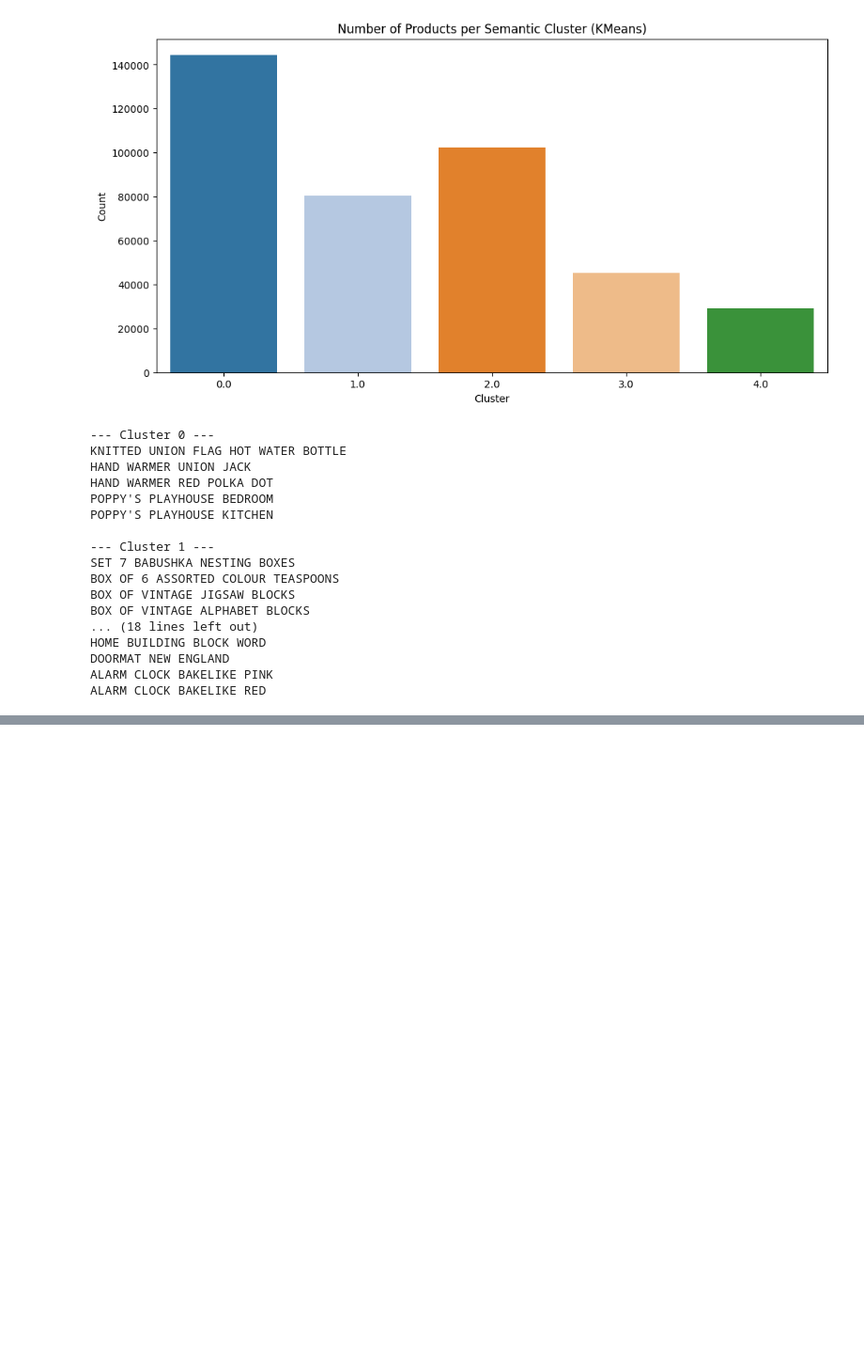
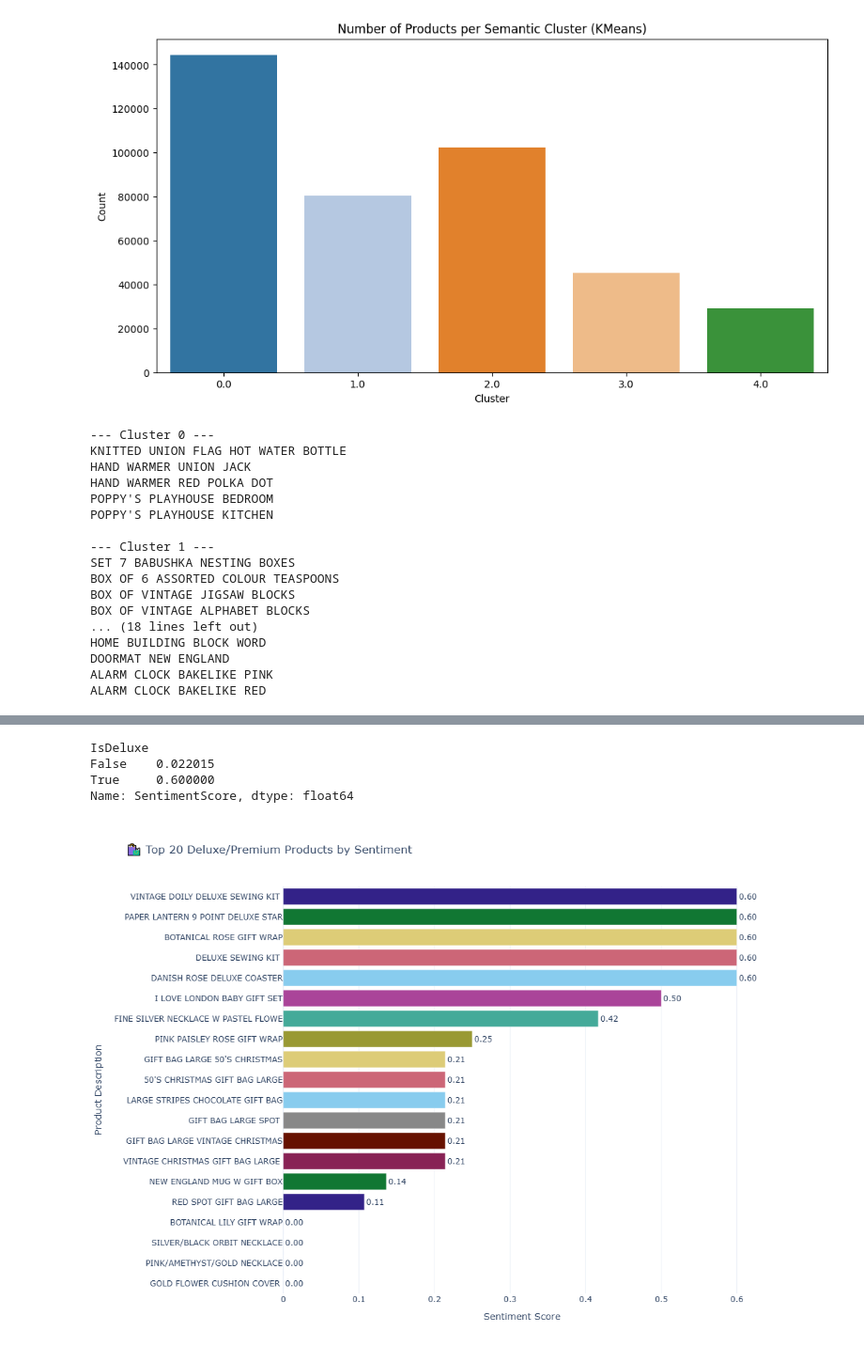
Before and after one commit to NadaManai/Customer-Lifetime-Value-Prediction-Segmentation-for-E-commerce, a Jupyter notebook: Data Preparation.ipynb, the cells around one changed output, grey strips where cells are left out. Shown at 94% size. Drawn from its saved outputs; the diff is of its cells as text; code cells hidden in the pictures; blank space fills up the shorter version.

Commit message:
Add sentiment analysis to Description column to understand customer preferences

```diff
--- a/Data Preparation.ipynb
+++ b/Data Preparation.ipynb
@@ -395,0 +434,59 @@ ALARM CLOCK BAKELIKE RED
+# %%
+# detect deluxe/premium products
+data['IsDeluxe'] = data['Description'].str.contains(
+    r'\b(deluxe|premium|exclusive|luxury|special edition)\b',
+    case=False,
+    na=False
+)
+
+mean_scores = data.groupby('IsDeluxe')['SentimentScore'].mean()
+print(mean_scores)
+# %% [output]
+IsDeluxe
+False    0.022015
+True     0.600000
+Name: SentimentScore, dtype: float64
+# %%
+luxury_keywords = [
+    'deluxe', 'premium', 'exclusive', 'luxury', 'special edition',
+    'gold', 'silver', 'platinum', 'limited', 'gift', 'collection',
+    'designer', 'high quality', 'elite', 'royal', 'signature'
+]
+
+
+pattern = r'\b(' + '|'.join(luxury_keywords) + r')\b'
+data['IsDeluxe'] = data['Description'].str.contains(pattern, case=False, na=False)
+
+deluxe_data = (
+    data[data['IsDeluxe'] == True]
+    .drop_duplicates(subset=['Description'])
+    .sort_values(by='SentimentScore', ascending=False)
+)
+
+top_n = min(20, len(deluxe_data))
+deluxe_data = deluxe_data.head(top_n)
+
+fig = px.bar(
+    deluxe_data,
+    x='SentimentScore',
+    y='Description',
+    color='Description',
+    orientation='h',
+    title=f'🛍️ Top {top_n} Deluxe/Premium Products by Sentiment',
+    text='SentimentScore',
+    color_discrete_sequence=px.colors.qualitative.Safe
+)
+
+fig.update_traces(texttemplate='%{text:.2f}', textposition='outside')
+fig.update_layout(
+    yaxis={'categoryorder':'total ascending'},
+    xaxis_title='Sentiment Score',
+    yaxis_title='Product Description',
+    height=800,
+    template='plotly_white',
+    showlegend=False
+)
+
+fig.show()
+# %% [output]
+[figure, added]
```
Also changed, not shown: parts of 2 cells of this notebook.
